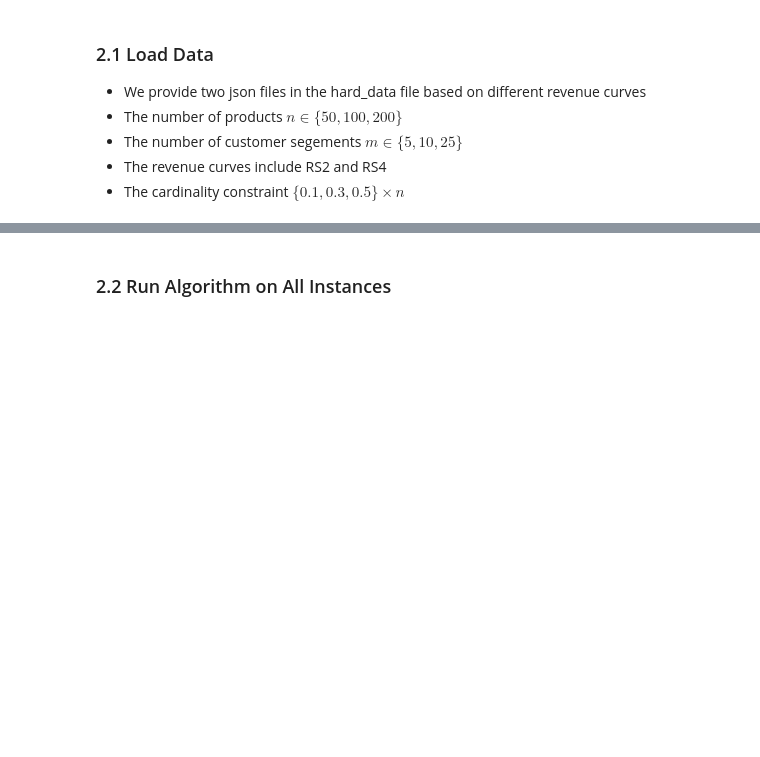
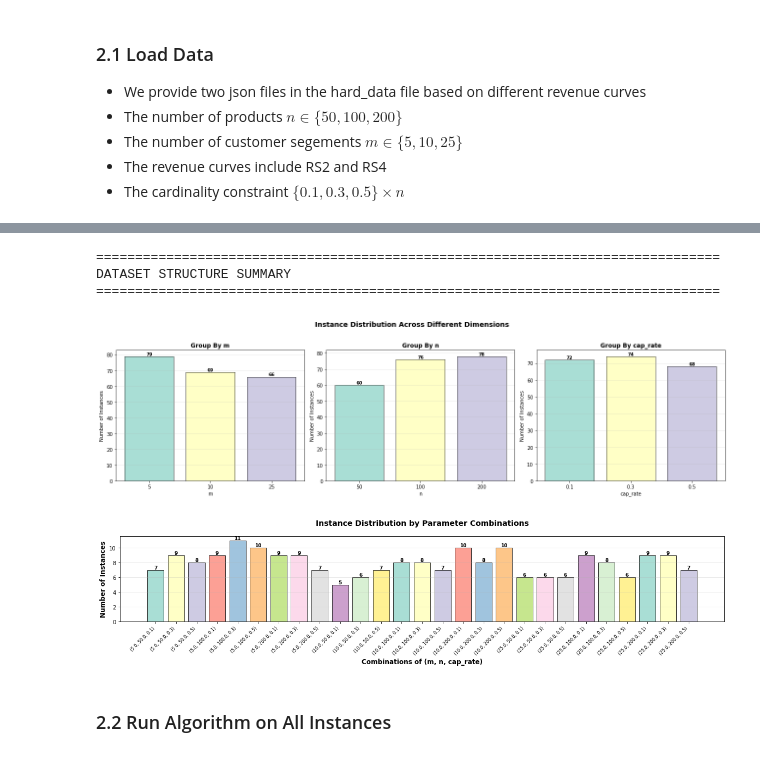
Before and after one commit to wch444/Assortment-Benchmark, a Jupyter notebook: src/mmnl_cardinality_example.ipynb, the cells around one changed output, grey strips where cells are left out. Saved outputs shown, nothing was run; the diff lists cells and outputs as text; code cells hidden in the pictures; blank space fills up the shorter version.

```diff
--- a/src/mmnl_cardinality_example.ipynb
+++ b/src/mmnl_cardinality_example.ipynb
@@ -156,3 +53,12 @@ DATASET STRUCTURE SUMMARY
+# %%
+group_cols=['m', 'n','cap_rate']
+plot_instance_summary(instances,group_cols)
+# %% [output]
+================================================================================
+DATASET STRUCTURE SUMMARY
+================================================================================
+[figure, added]
+[figure, added]
 # %% [markdown]
 ### 2.2 Run Algorithm on All Instances
 # %%
```
Also changed, not shown: parts of 2 cells of this notebook, 8 other files.
